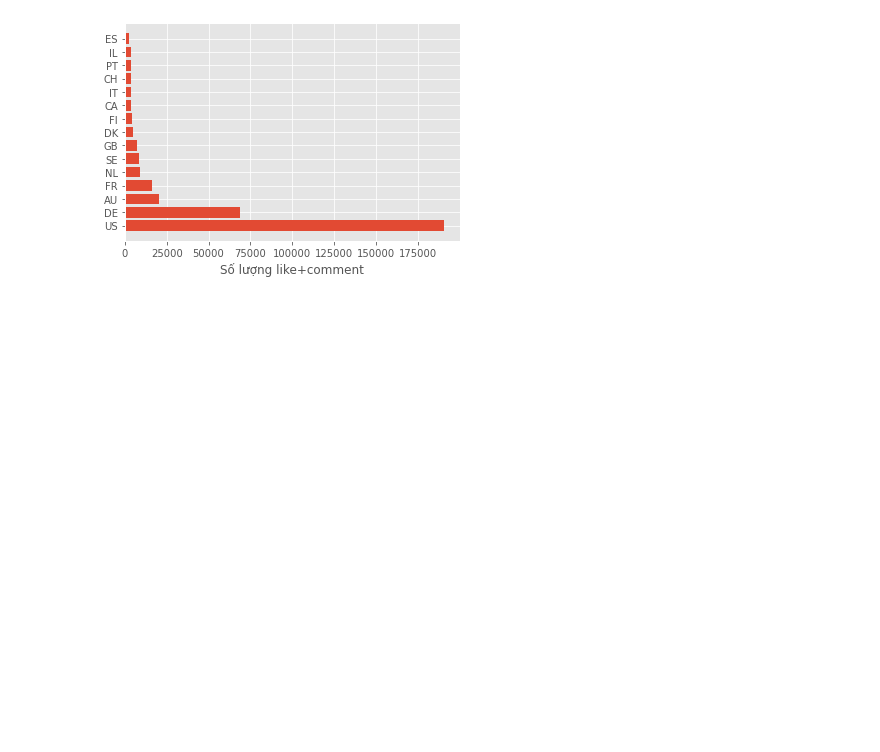
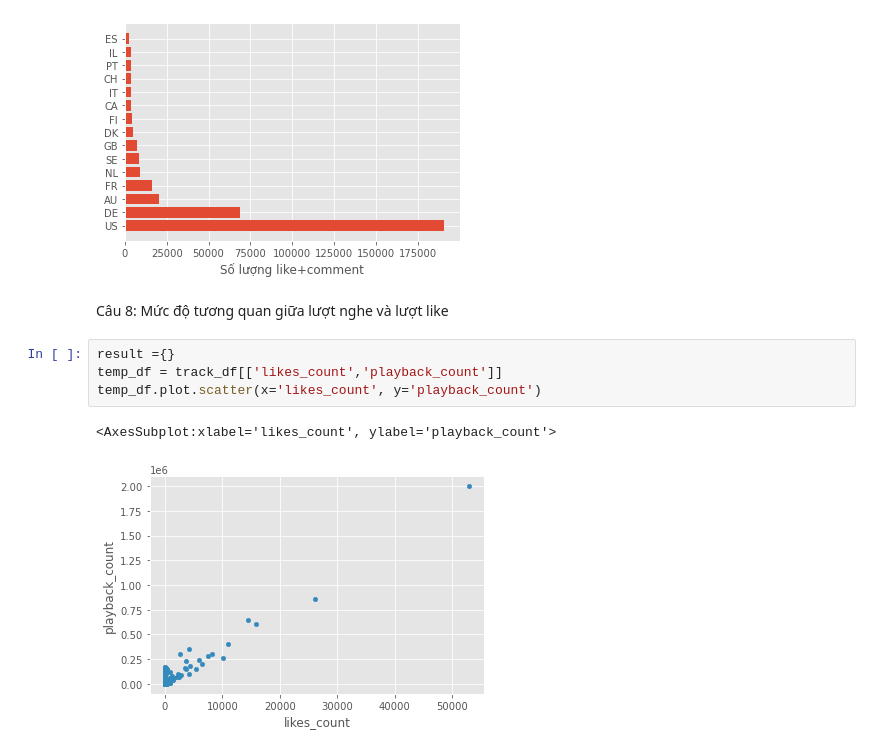
Before and after one commit to TrongPhuoc001/ds-project2, a Jupyter notebook: project2.ipynb, the cells around one changed output. Cells and saved outputs as stored; diff of their text form; blank space fills up the shorter version.

```diff
--- a/project2.ipynb
+++ b/project2.ipynb
@@ -269,3 +245,12 @@ plt.style.use('ggplot')
 plt.show()
 # %% [output]
 [figure]
+# %% [markdown]
+Câu 8: Mức độ tương quan giữa lượt nghe và lượt like
+# %%
+result ={}
+temp_df = track_df[['likes_count','playback_count']]
+temp_df.plot.scatter(x='likes_count', y='playback_count')
+# %% [output]
+<AxesSubplot:xlabel='likes_count', ylabel='playback_count'>
+[figure, added]
```
Also changed, not shown: parts of 7 cells of this notebook.
